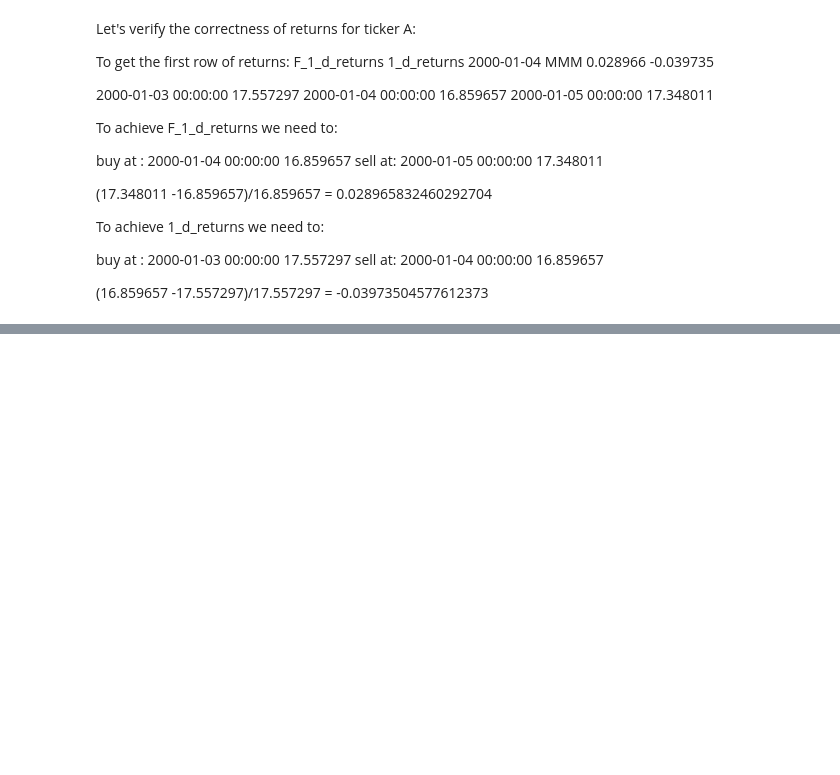
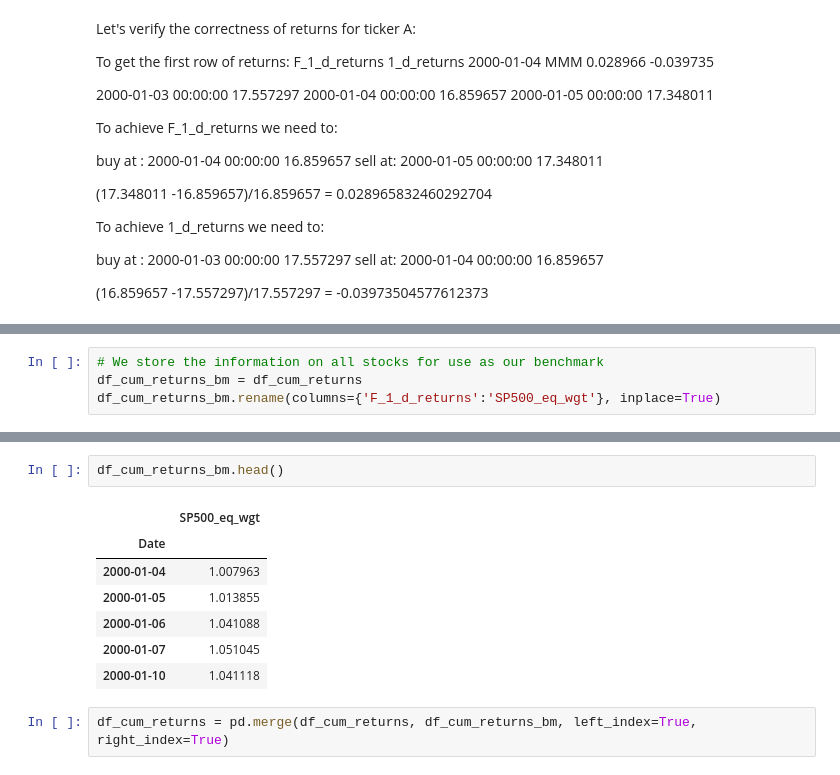
Before and after one commit to udacity/building-a-workflow-for-aI, a Jupyter notebook: l3-supervised-learning-regression/Exercise3.ipynb, the cells around one changed output, grey strips where cells are left out. Saved outputs shown, nothing was run; the diff lists cells and outputs as text; blank space fills up the shorter version.

```diff
--- a/l3-supervised-learning-regression/Exercise3.ipynb
+++ b/l3-supervised-learning-regression/Exercise3.ipynb
@@ -158,0 +295,4 @@ sell at: 2000-01-04 00:00:00 	16.859657
+# %%
+# We store the information on all stocks for use as our benchmark
+df_cum_returns_bm = df_cum_returns
+df_cum_returns_bm.rename(columns={'F_1_d_returns':'SP500_eq_wgt'}, inplace=True)
@@ -158,0 +343,12 @@ sell at: 2000-01-04 00:00:00 	16.859657
+# %%
+df_cum_returns_bm.head()
+# %% [output]
+|  | SP500_eq_wgt |
+| Date |  |
+| 2000-01-04 | 1.007963 |
+| 2000-01-05 | 1.013855 |
+| 2000-01-06 | 1.041088 |
+| 2000-01-07 | 1.051045 |
+| 2000-01-10 | 1.041118 |
+# %%
+df_cum_returns = pd.merge(df_cum_returns, df_cum_returns_bm, left_index=True, right_index=True)
```
Also changed, not shown: parts of 24 cells of this notebook.
